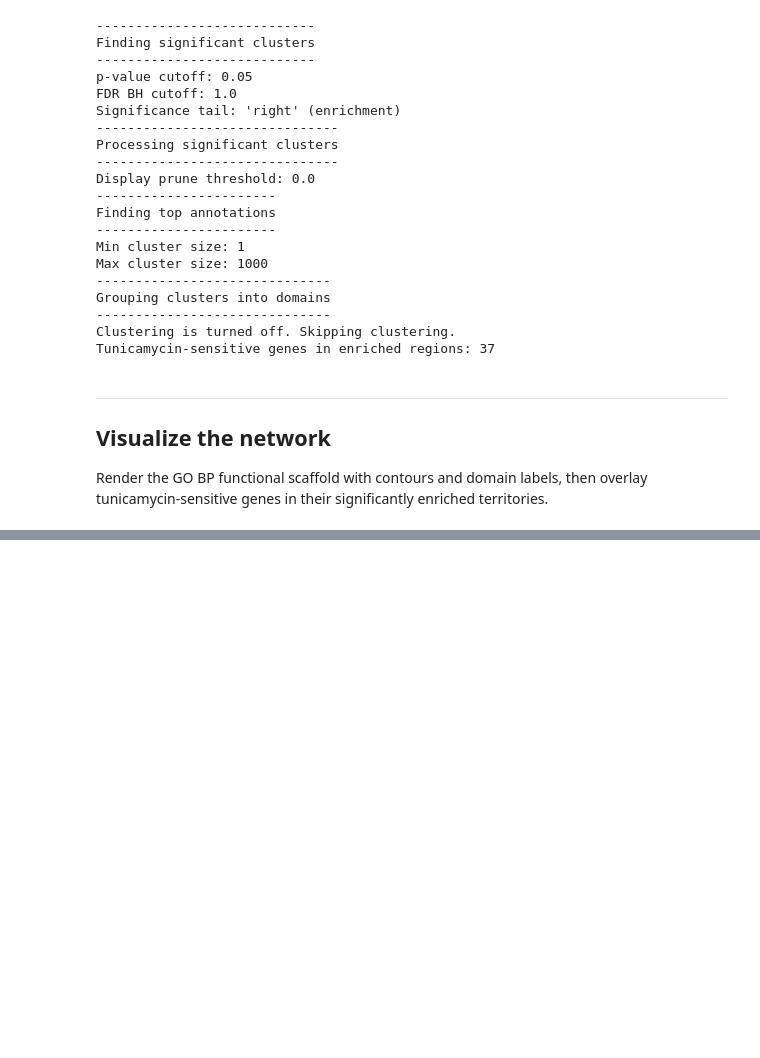
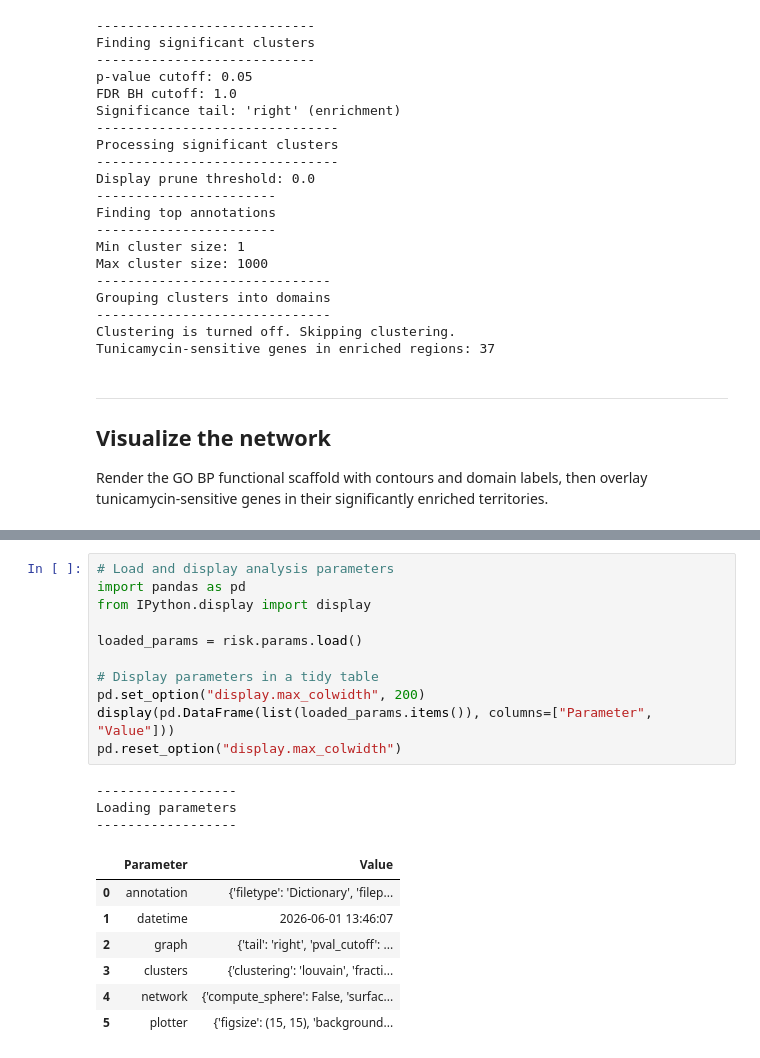
Before and after one commit to riskportal/risk-docs, a Jupyter notebook: notebooks/quickstart_advanced.ipynb, the cells around one changed output, grey strips where cells are left out. Cells and saved outputs as stored; diff of their text form; blank space fills up the shorter version.

```diff
--- a/notebooks/quickstart_advanced.ipynb
+++ b/notebooks/quickstart_advanced.ipynb
@@ -659,0 +668,22 @@ Loading plotter
+# %%
+# Load and display analysis parameters
+import pandas as pd
+from IPython.display import display
+
+loaded_params = risk.params.load()
+
+# Display parameters in a tidy table
+pd.set_option("display.max_colwidth", 200)
+display(pd.DataFrame(list(loaded_params.items()), columns=["Parameter", "Value"]))
+pd.reset_option("display.max_colwidth")
+# %% [output]
+------------------
+Loading parameters
+------------------
+|  | Parameter | Value |
+| 0 | annotation | {'filetype': 'Dictionary', 'filep... |
+| 1 | datetime | 2026-06-01 13:46:07 |
+| 2 | graph | {'tail': 'right', 'pval_cutoff': ... |
+| 3 | clusters | {'clustering': 'louvain', 'fracti... |
+| 4 | network | {'compute_sphere': False, 'surfac... |
+| 5 | plotter | {'figsize': (15, 15), 'background... |
```
Also changed, not shown: parts of 7 cells of this notebook.
